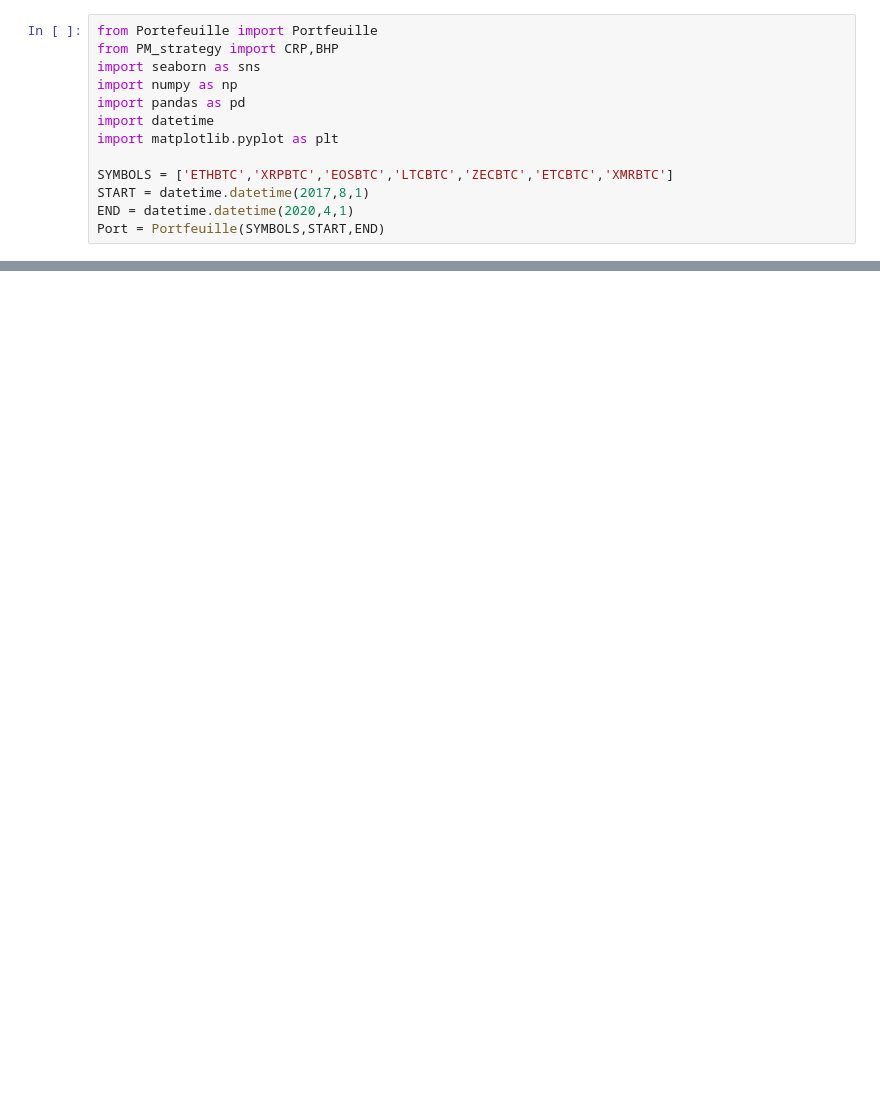
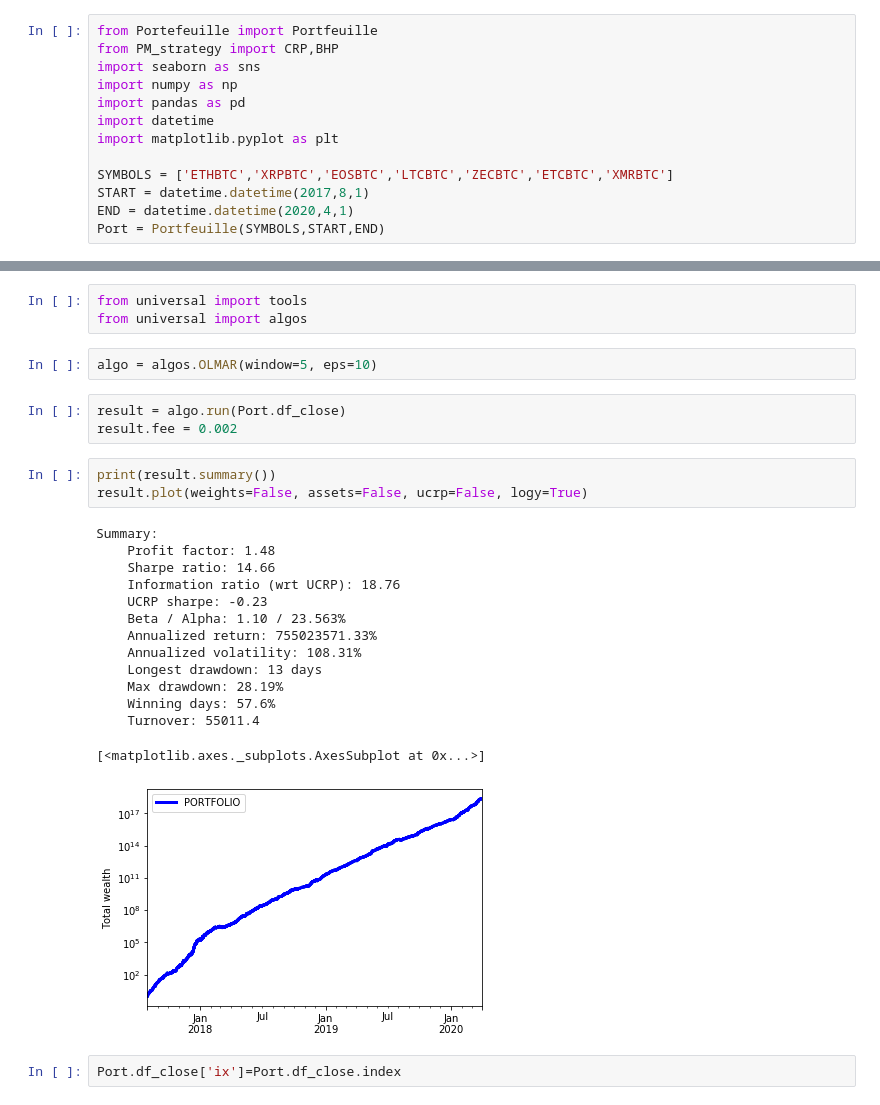
Before and after one commit to pihk94/ProjetInfo, a Jupyter notebook: test.ipynb, the cells around one changed output, grey strips where cells are left out. Drawn from its saved outputs; the diff is of its cells as text; blank space fills up the shorter version.

```diff
--- a/test.ipynb
+++ b/test.ipynb
@@ -26,0 +29,28 @@ plt.show()
+# %%
+from universal import tools
+from universal import algos
+# %%
+algo = algos.OLMAR(window=5, eps=10)
+# %%
+result = algo.run(Port.df_close)
+result.fee = 0.002
+# %%
+print(result.summary())
+result.plot(weights=False, assets=False, ucrp=False, logy=True)
+# %% [output]
+Summary:
+    Profit factor: 1.48
+    Sharpe ratio: 14.66
+    Information ratio (wrt UCRP): 18.76
+    UCRP sharpe: -0.23
+    Beta / Alpha: 1.10 / 23.563%
+    Annualized return: 755023571.33%
+    Annualized volatility: 108.31%
+    Longest drawdown: 13 days
+    Max drawdown: 28.19%
+    Winning days: 57.6%
+    Turnover: 55011.4
+[<matplotlib.axes._subplots.AxesSubplot at 0x...>]
+[figure, added]
+# %%
+Port.df_close['ix']=Port.df_close.index
```
Also changed, not shown: parts of 2 cells of this notebook, 11 other files.
